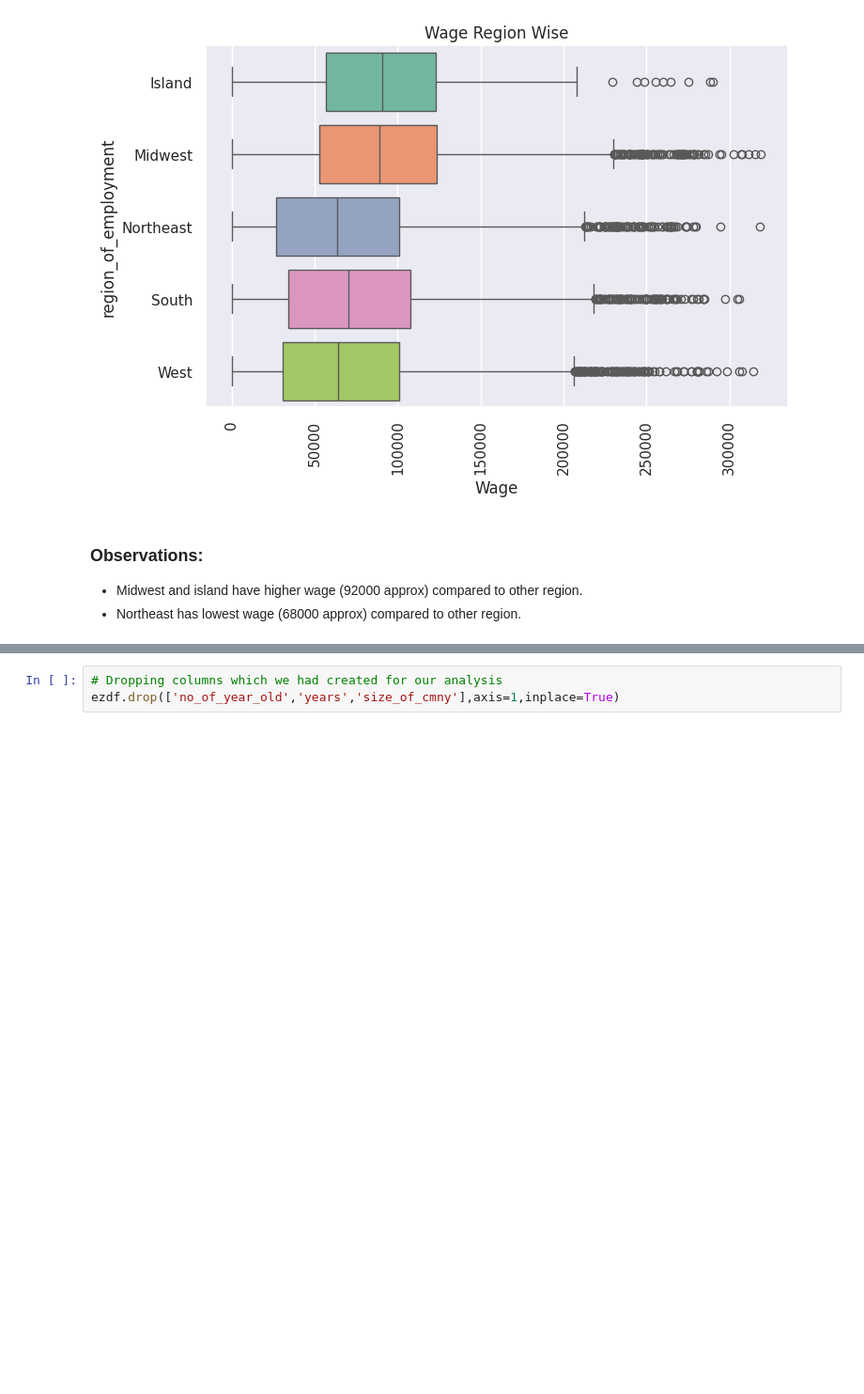
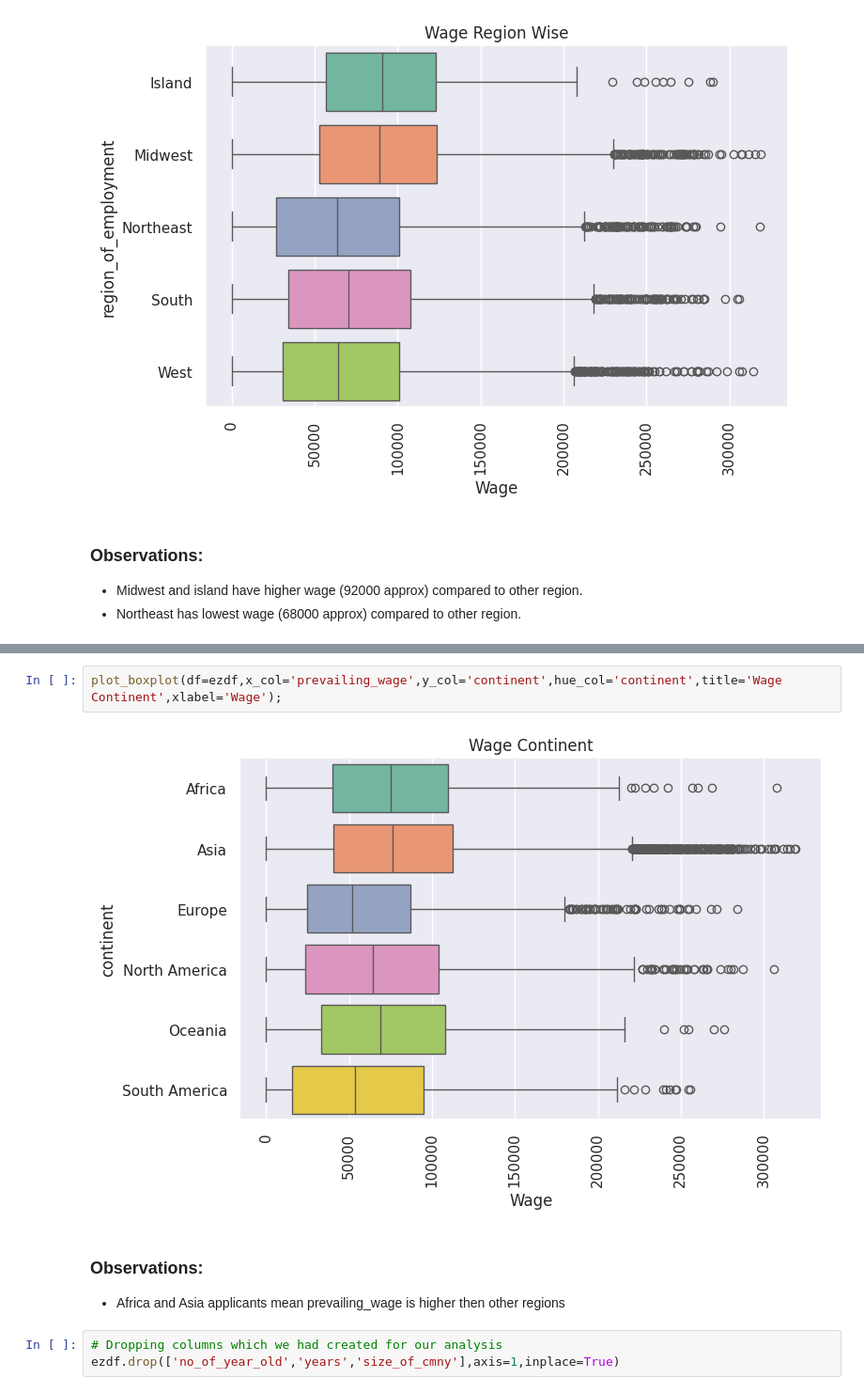
Before and after one commit to Rajesh2015/easy-visa, a Jupyter notebook: easy-visa-solution.ipynb, the cells around one changed output, grey strips where cells are left out. Shown at 94% size. Drawn from its saved outputs; the diff is of its cells as text; blank space fills up the shorter version.

```diff
--- a/easy-visa-solution.ipynb
+++ b/easy-visa-solution.ipynb
@@ -1286,3 +1289,10 @@ Index(['case_id', 'continent', 'education_of_employee', 'has_job_experience',
+# %%
+plot_boxplot(df=ezdf,x_col='prevailing_wage',y_col='continent',hue_col='continent',title='Wage Continent',xlabel='Wage');
+# %% [output]
+[figure, added]
+# %% [markdown]
+### Observations:
+- Africa and Asia applicants mean prevailing_wage is higher then other regions
 # %%
 # Dropping columns which we had created for our analysis
 ezdf.drop(['no_of_year_old','years','size_of_cmny'],axis=1,inplace=True)
```
Also changed, not shown: parts of 4 cells of this notebook.
